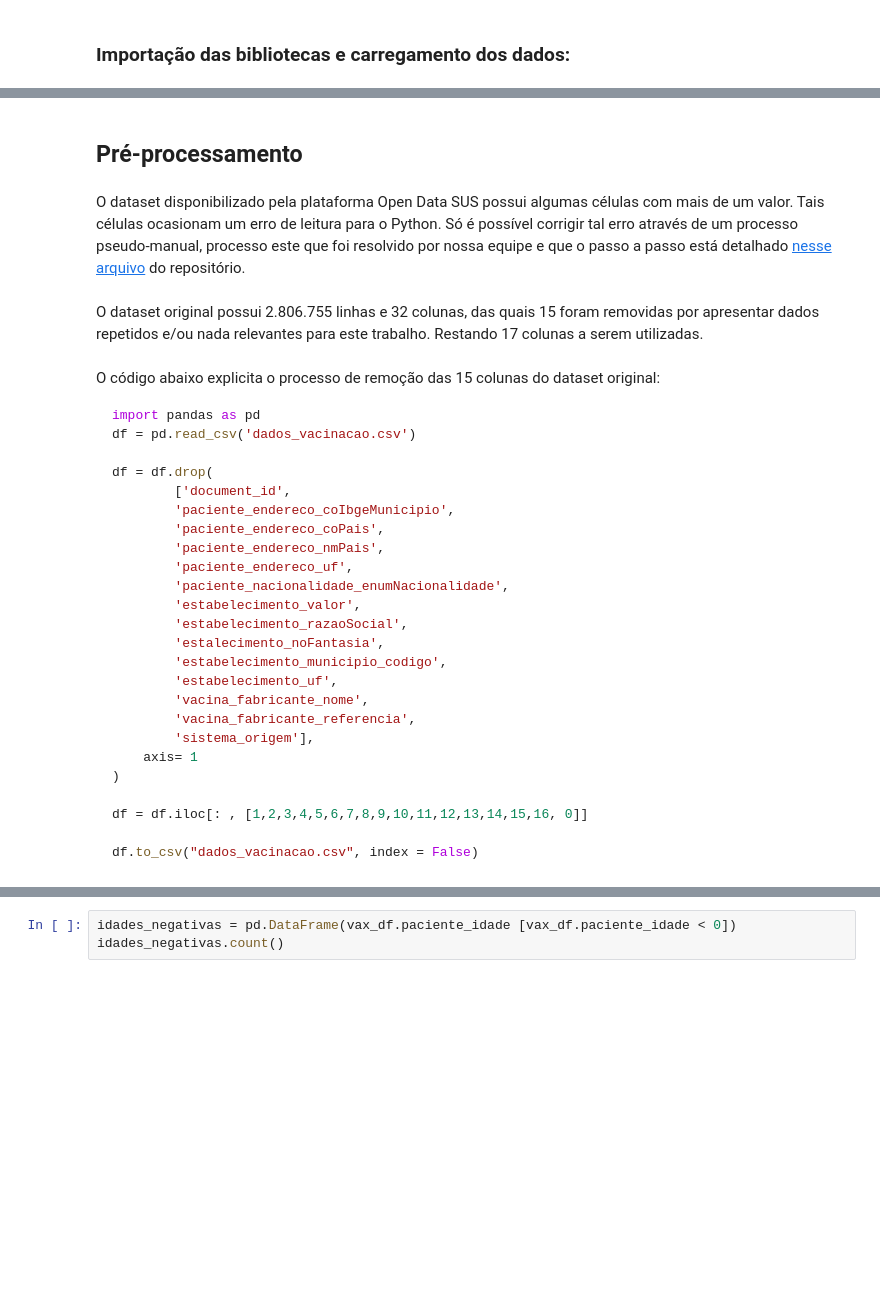
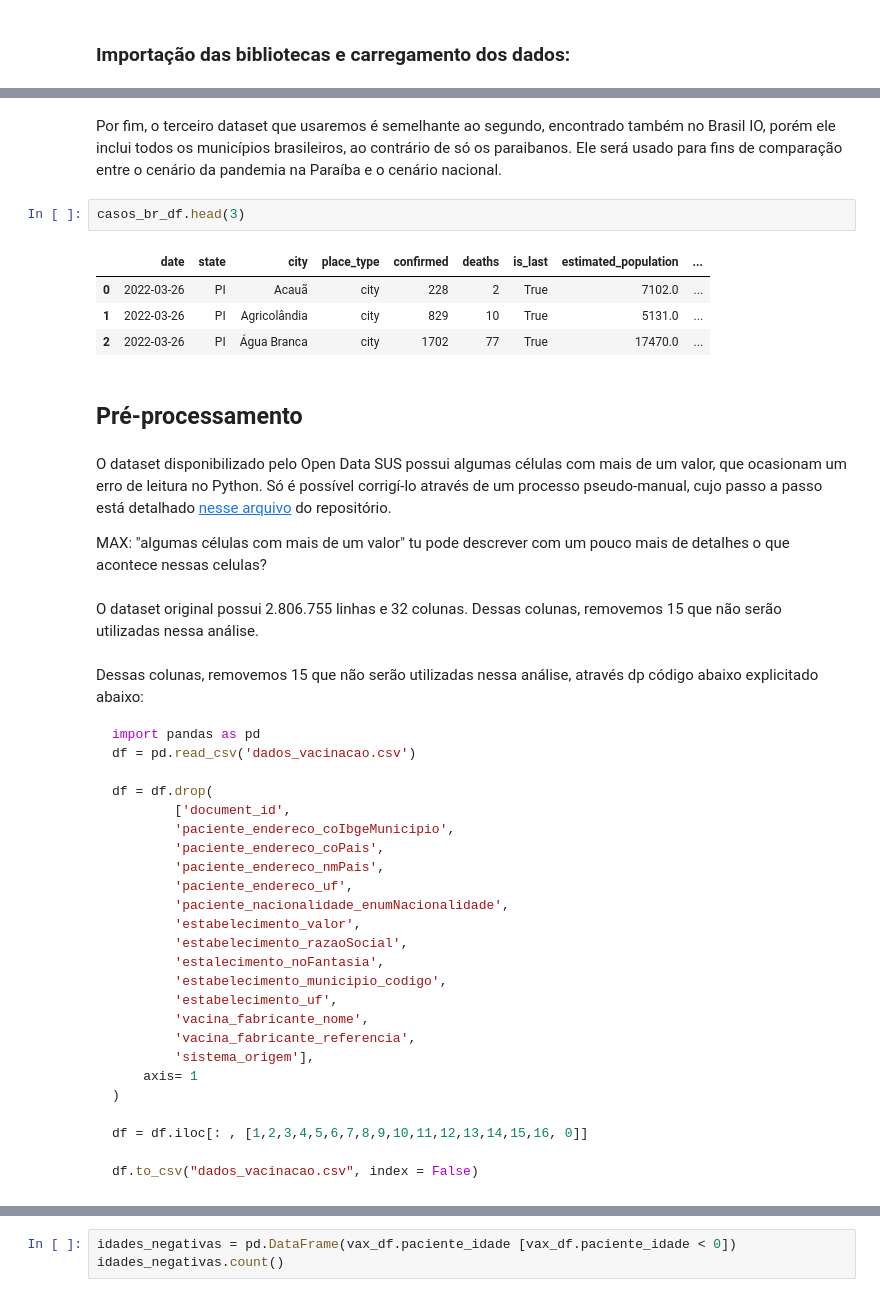
Before and after one commit to maxbarbosa/data-science-final-project, a Jupyter notebook: relatorio_final.ipynb, the cells around one changed output, grey strips where cells are left out. Saved outputs shown, nothing was run; the diff lists cells and outputs as text; blank space fills up the shorter version.

````diff
--- a/relatorio_final.ipynb
+++ b/relatorio_final.ipynb
@@ -65,11 +78,22 @@ casos_pb_df =  pd.read_csv("datasets/dados_pb.csv")
+# %% [markdown]
+Por fim, o terceiro dataset que usaremos é semelhante ao segundo, encontrado também no Brasil IO, porém ele inclui todos os municípios brasileiros, ao contrário de só os paraibanos. Ele será usado para fins de comparação entre o cenário da pandemia na Paraíba e o cenário nacional.
+# %%
+casos_br_df.head(3)
+# %% [output]
+|  | date | state | city | place_type | confirmed | deaths | is_last | estimated_population | ... |
+| 0 | 2022-03-26 | PI | Acauã | city | 228 | 2 | True | 7102.0 | ... |
+| 1 | 2022-03-26 | PI | Agricolândia | city | 829 | 10 | True | 5131.0 | ... |
+| 2 | 2022-03-26 | PI | Água Branca | city | 1702 | 77 | True | 17470.0 | ... |
 # %% [markdown]
 ## Pré-processamento
 # %% [markdown]
-O dataset disponibilizado pela plataforma Open Data SUS possui algumas células com mais de um valor. Tais células ocasionam um erro de leitura para o Python. Só é possível corrigir tal erro através de um processo pseudo-manual, processo este que foi resolvido por nossa equipe e que o passo a passo está detalhado [nesse arquivo](https://github.com/maxbarbosa/data-science-final-project/tree/main/datasets#readme) do repositório.
+O dataset disponibilizado pelo Open Data SUS possui algumas células com mais de um valor, que ocasionam um erro de leitura no Python. Só é possível corrigí-lo através de um processo pseudo-manual, cujo passo a passo está detalhado [nesse arquivo](https://github.com/maxbarbosa/data-science-final-project/tree/main/datasets#readme) do repositório.
+
+MAX: "algumas células com mais de um valor" tu pode descrever com um pouco mais de detalhes o que acontece nessas celulas?
 # %% [markdown]
-O dataset original possui 2.806.755 linhas e 32 colunas, das quais 15 foram removidas por apresentar dados repetidos e/ou nada relevantes para este trabalho. Restando 17 colunas a serem utilizadas.
+O dataset original possui 2.806.755 linhas e 32 colunas. Dessas colunas, removemos 15 que não serão utilizadas nessa análise.
 # %% [markdown]
-O código abaixo explicita o processo de remoção das 15 colunas do dataset original:
+Dessas colunas, removemos 15 que não serão utilizadas nessa análise, através dp código abaixo explicitado abaixo:
 
 
 ```python
````
Also changed, not shown: parts of 29 cells of this notebook.
